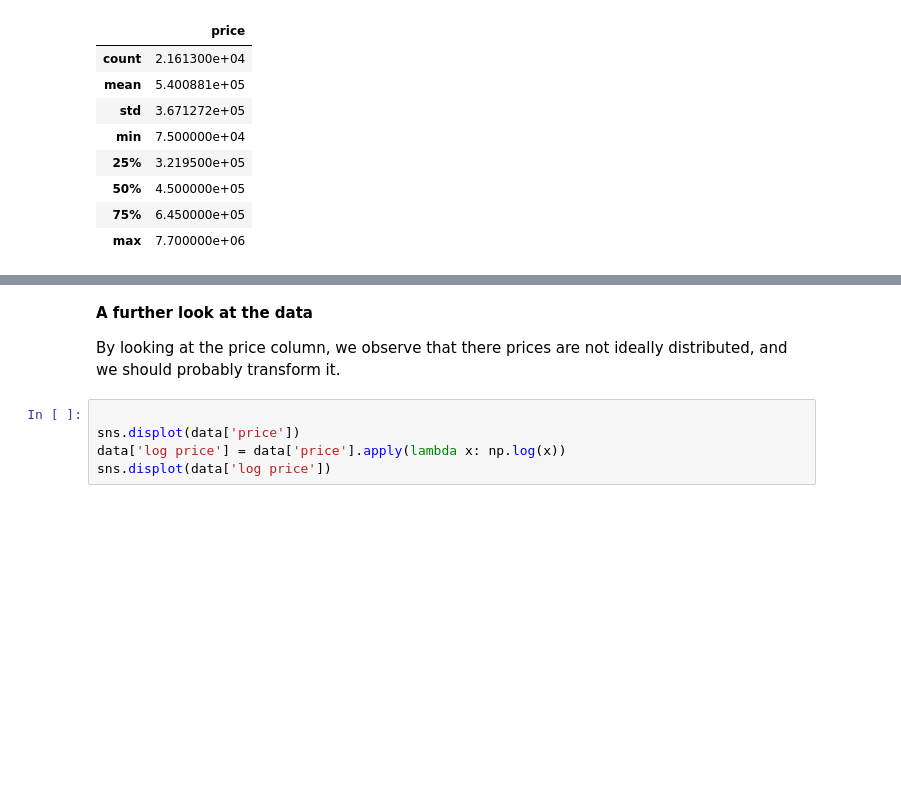
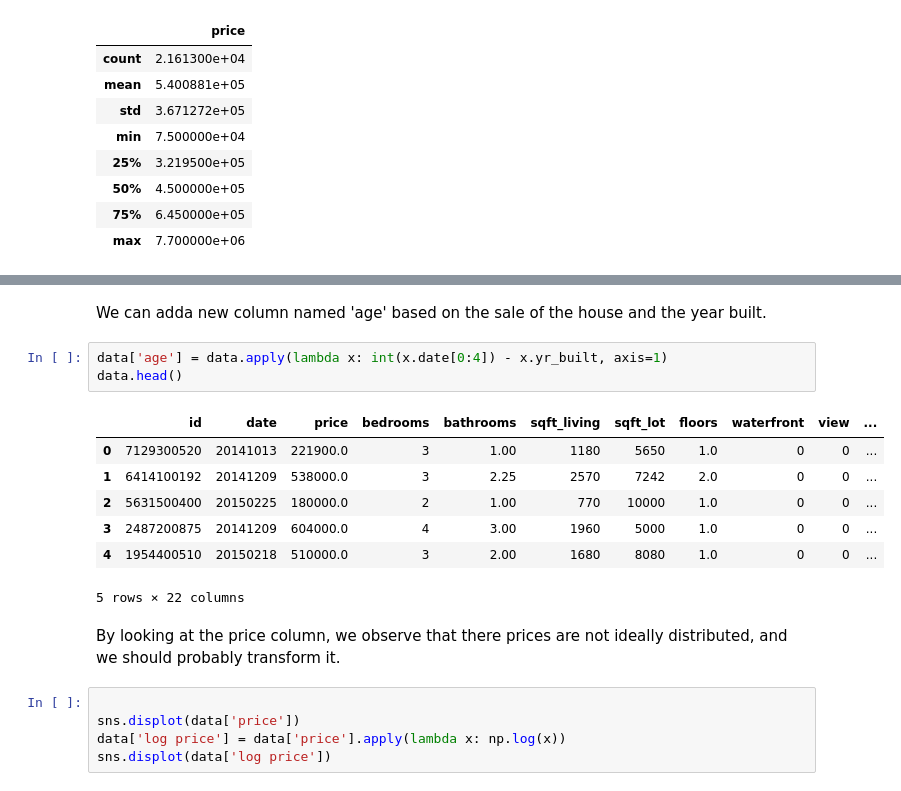
Before and after one commit to Sanketb2312/Info251-final-project, a Jupyter notebook: houseprediction.ipynb, the cells around one changed output, grey strips where cells are left out. Drawn from its saved outputs; the diff is of its cells as text; blank space fills up the shorter version.

```diff
--- a/houseprediction.ipynb
+++ b/houseprediction.ipynb
@@ -91,6 +126,17 @@ display((data['price'].describe()).to_frame())
+# %% [markdown]
+We can adda new column named 'age' based on the sale of the house and the year built.
+# %%
+data['age'] = data.apply(lambda x: int(x.date[0:4]) - x.yr_built, axis=1)
+data.head()
+# %% [output]
+|  | id | date | price | bedrooms | bathrooms | sqft_living | sqft_lot | floors | waterfront | view | ... |
+| 0 | 7129300520 | 20141013 | 221900.0 | 3 | 1.00 | 1180 | 5650 | 1.0 | 0 | 0 | ... |
+| 1 | 6414100192 | 20141209 | 538000.0 | 3 | 2.25 | 2570 | 7242 | 2.0 | 0 | 0 | ... |
+| 2 | 5631500400 | 20150225 | 180000.0 | 2 | 1.00 | 770 | 10000 | 1.0 | 0 | 0 | ... |
+| 3 | 2487200875 | 20141209 | 604000.0 | 4 | 3.00 | 1960 | 5000 | 1.0 | 0 | 0 | ... |
+| 4 | 1954400510 | 20150218 | 510000.0 | 3 | 2.00 | 1680 | 8080 | 1.0 | 0 | 0 | ... |
+5 rows × 22 columns
 # %% [markdown]
-**A further look at the data**
-
 By looking at the price column, we observe that there prices are not ideally distributed, and we should probably transform it.
 # %%
 
```
Also changed, not shown: parts of 12 cells of this notebook.
